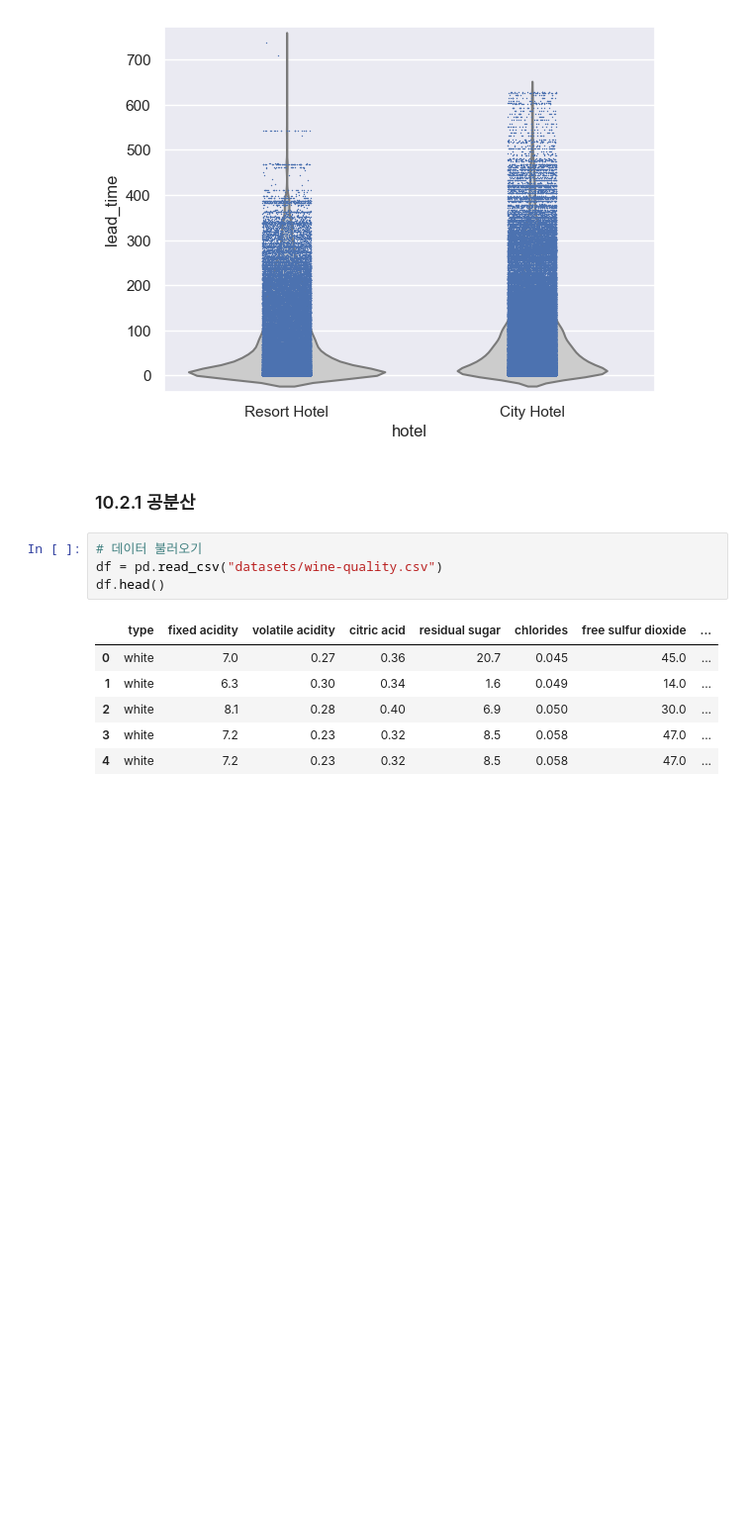
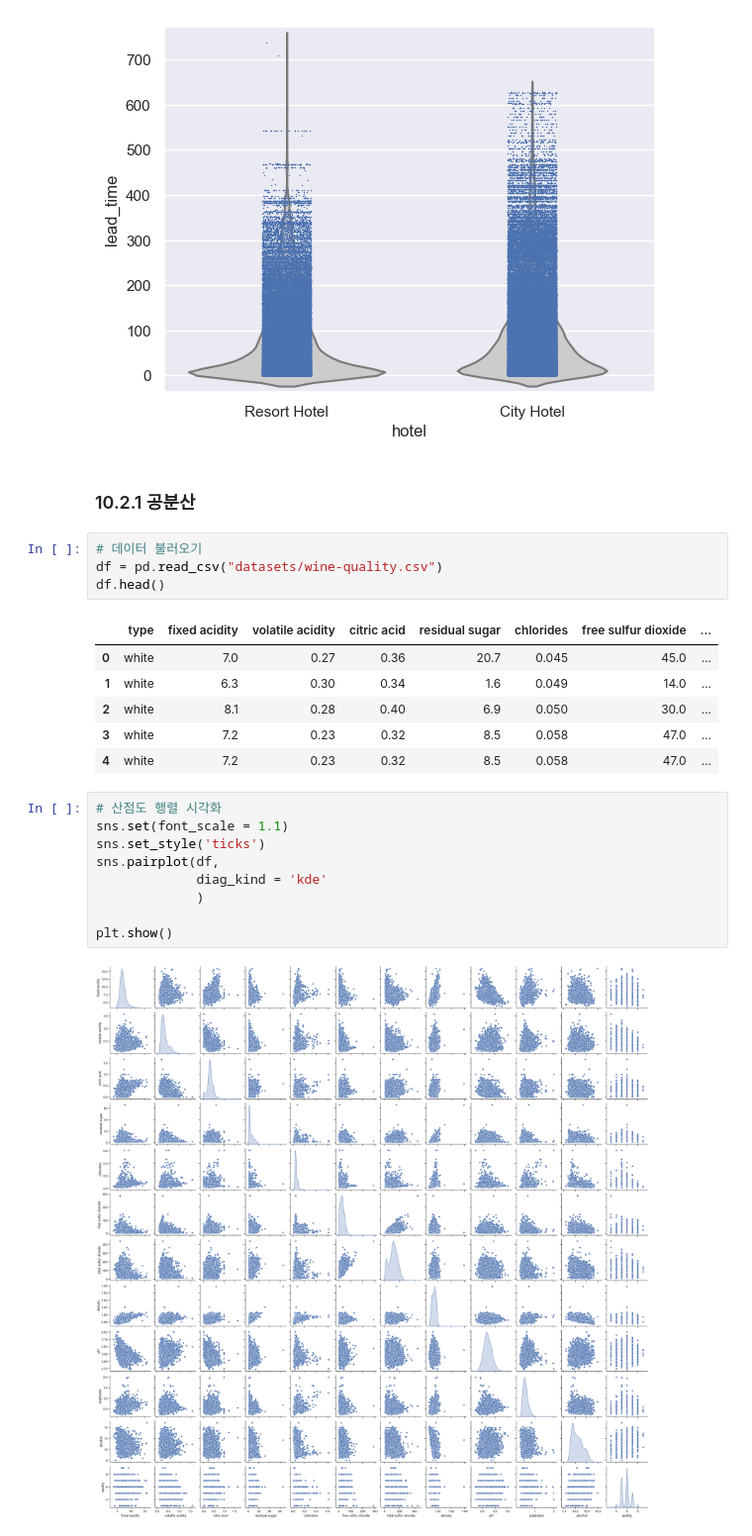
Before and after one commit to hyeming-king/data-anaylst-allthings, a Jupyter notebook: 10_chapter.ipynb, the cells around one changed output. Shown at 99% size. Drawn from its saved outputs; the diff is of its cells as text; blank space fills up the shorter version.

```diff
--- a/10_chapter.ipynb
+++ b/10_chapter.ipynb
@@ -136,3 +136,14 @@ df.head()
 | 2 | white | 8.1 | 0.28 | 0.40 | 6.9 | 0.050 | 30.0 | ... |
 | 3 | white | 7.2 | 0.23 | 0.32 | 8.5 | 0.058 | 47.0 | ... |
 | 4 | white | 7.2 | 0.23 | 0.32 | 8.5 | 0.058 | 47.0 | ... |
+# %%
+# 산점도 행렬 시각화
+sns.set(font_scale = 1.1)
+sns.set_style('ticks')
+sns.pairplot(df,
+             diag_kind = 'kde'
+             )
+
+plt.show()
+# %% [output]
+[figure, added]
```
Also changed, not shown: parts of 4 cells of this notebook, 2 other files.
